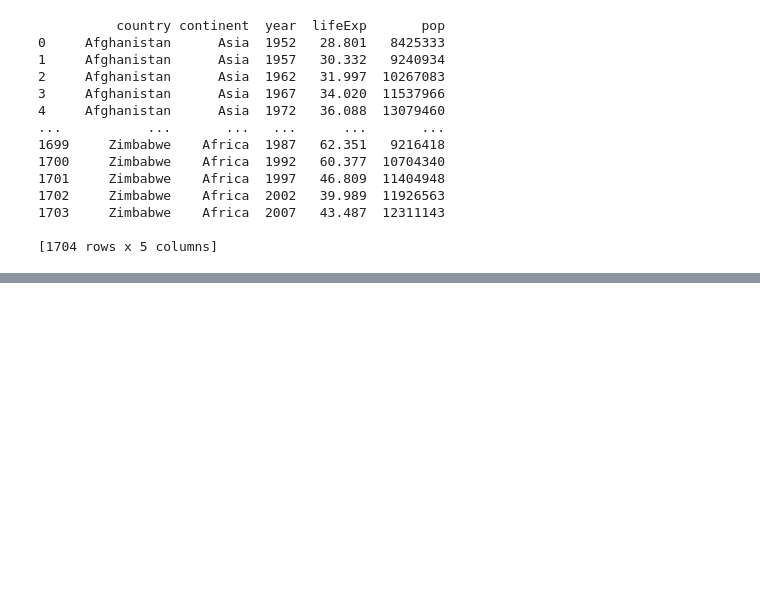
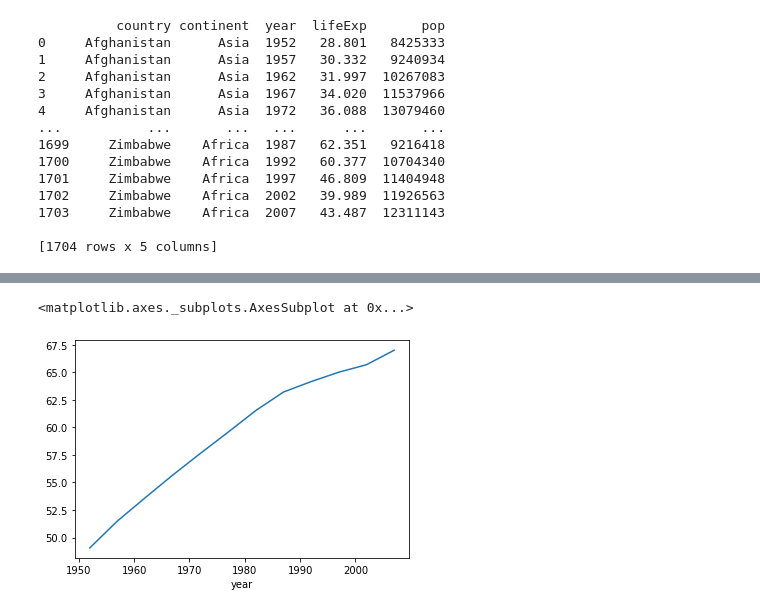
Before and after one commit to Park5957/Python, a Jupyter notebook: pandas01.ipynb, the cells around one changed output, grey strips where cells are left out. Cells and saved outputs as stored; diff of their text form; code cells hidden in the pictures; blank space fills up the shorter version.

```diff
--- a/pandas01.ipynb
+++ b/pandas01.ipynb
@@ -224,0 +314,12 @@ print(df.iloc[:,range(0,5)])
+# %%
+# lifeExp 열을 연도별로 그룹화 하고 평균을 계산
+
+# epdlxjfmf "year" 로 그룹화
+# lifeExp열의 평균을 계산
+
+group_df = df.groupby("year")
+print(type(group_df))
+print(group_df)
+
+group_year_lifeExp = group_df["lifeExp"]
+print(group_year_lifeExp) #연도별로 그룹화한 lifeExp
@@ -224,0 +378,10 @@ print(df.iloc[:,range(0,5)])
+# %%
+# 데이터를 시각화하면 데이터를 이해하거나 추이를 파악하거나 어떤 통찰력을 얻는데
+# 아주 많은 도움이 된다.
+
+import matplotlib.pyplot as plt
+
+group_year_lifeExp.mean().plot() #plot의 형태로 그래프 그리기
+# %% [output]
+<matplotlib.axes._subplots.AxesSubplot at 0x...>
+[figure, added]
```
Also changed, not shown: parts of 12 cells of this notebook.
